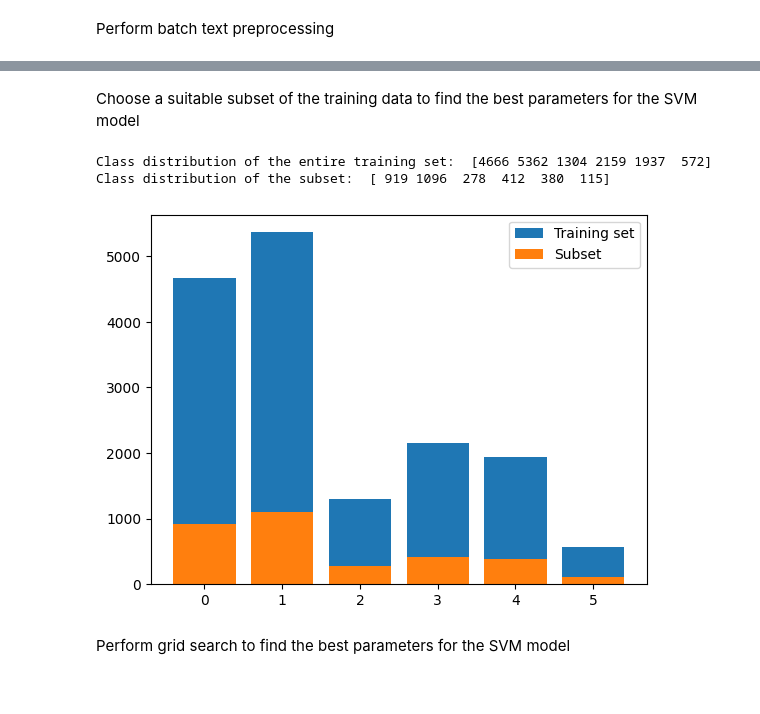
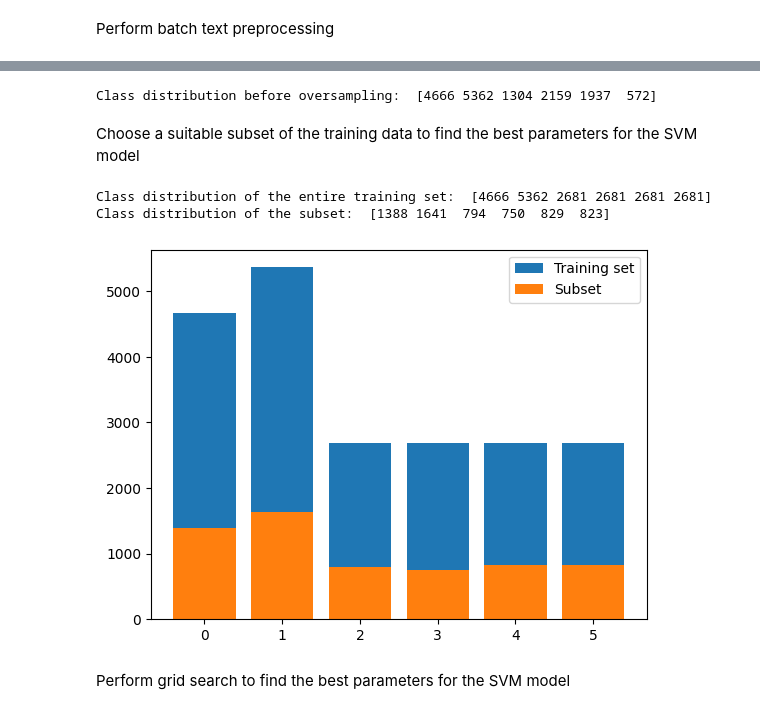
Before and after one commit to brinzaalina/EmotionRecognitionModel, a Jupyter notebook: emotion_recognition_model.ipynb, the cells around one changed output, grey strips where cells are left out. Cells and saved outputs as stored; diff of their text form; code cells hidden in the pictures.

Commit message:
Experiments, even tho I have overfit I still save bcs experiments

```diff
--- a/emotion_recognition_model.ipynb
+++ b/emotion_recognition_model.ipynb
@@ -118,38 +119,82 @@ Finish preprocess batch 31 - 2023-06-11 19:33:22.192494
+# %%
+# Oversample those classes that have less than 1000 samples to a total of half of the majority class using sklearn
+from sklearn.utils import resample
+
+# load the training features and labels
+training_features = np.load('models/training_features-3.npy')
+training_labels = np.load('models/training_labels-3.npy')
+
+# compute the class distribution
+class_distribution = np.bincount(training_labels)
+print('Class distribution before oversampling: ', class_distribution)
+
+# oversample the minority classes; if the class is not a minority class, then do not oversample it and keep it as it is
+oversampled_features = []
+oversampled_labels = []
+
+majority_class_count = np.max(class_distribution)
+
+for label in np.unique(training_labels):
+    if class_distribution[label] < majority_class_count // 2:
+        # oversample the minority class
+        class_indices = np.where(training_labels == label)[0]
+        oversampled_class_indices = resample(class_indices, replace=True, n_samples=majority_class_count // 2, random_state=0)
+
+        oversampled_features.append(training_features[oversampled_class_indices])
+        oversampled_labels.append(training_labels[oversampled_class_indices])
+    else:
+        # keep the majority class as it is
+        majority_features = training_features[training_labels == label]
+        majority_labels = training_labels[training_labels == label]
+
+        # append the majority class to the list of oversampled features and labels
+        oversampled_features.append(majority_features)
+        oversampled_labels.append(majority_labels)
+
+# obtain final features and labels
+oversampled_features = np.concatenate(oversampled_features, axis=0)
+oversampled_labels = np.concatenate(oversampled_labels, axis=0)
+
+# save the features and labels
+np.save('models/training_features-3-over.npy', oversampled_features)
+np.save('models/training_labels-3-over.npy', oversampled_labels)
+# %% [output]
+Class distribution before oversampling:  [4666 5362 1304 2159 1937  572]
 # %% [markdown]
 Choose a suitable subset of the training data to find the best parameters for the SVM model
 # %%
 from sklearn.svm import SVC
 
 # load the training features and labels
-training_features = np.load('models/training_features-2.npy')
-training_labels = np.load('models/training_labels-2.npy')
+training_features = np.load('models/training_features-3-over.npy')
+training_labels = np.load('models/training_labels-3-over.npy')
 
-subset_size = 0.2
+subset_size = 0.3
 # split the training data into a subset and the remaining data
 subset_indices = np.random.choice(len(training_features), int(subset_size * len(training_features)), replace=False)
 subset_features = training_features[subset_indices]
 
 # compute the class distribution of the subset
 subset_labels = training_labels[subset_indices]
 subset_class_distribution = np.bincount(subset_labels)
 
 # compute the class distribution of the entire training set
 training_class_distribution = np.bincount(training_labels)
 
 # compare the class distributions
 print('Class distribution of the entire training set: ', training_class_distribution)
 print('Class distribution of the subset: ', subset_class_distribution)
 
 # visualize plots of the class distributions
 import matplotlib.pyplot as plt
 plt.bar(np.arange(len(training_class_distribution)), training_class_distribution, label='Training set')
 plt.bar(np.arange(len(subset_class_distribution)), subset_class_distribution, label='Subset')
 plt.legend()
 plt.show()
 # %% [output]
-Class distribution of the entire training set:  [4666 5362 1304 2159 1937  572]
-Class distribution of the subset:  [ 919 1096  278  412  380  115]
+Class distribution of the entire training set:  [4666 5362 2681 2681 2681 2681]
+Class distribution of the subset:  [1388 1641  794  750  829  823]
-[figure, old version]
+[figure, new version]
 # %% [markdown]
 Perform grid search to find the best parameters for the SVM model
 # %%
```
Also changed, not shown: parts of 16 cells of this notebook, 17 other files.
